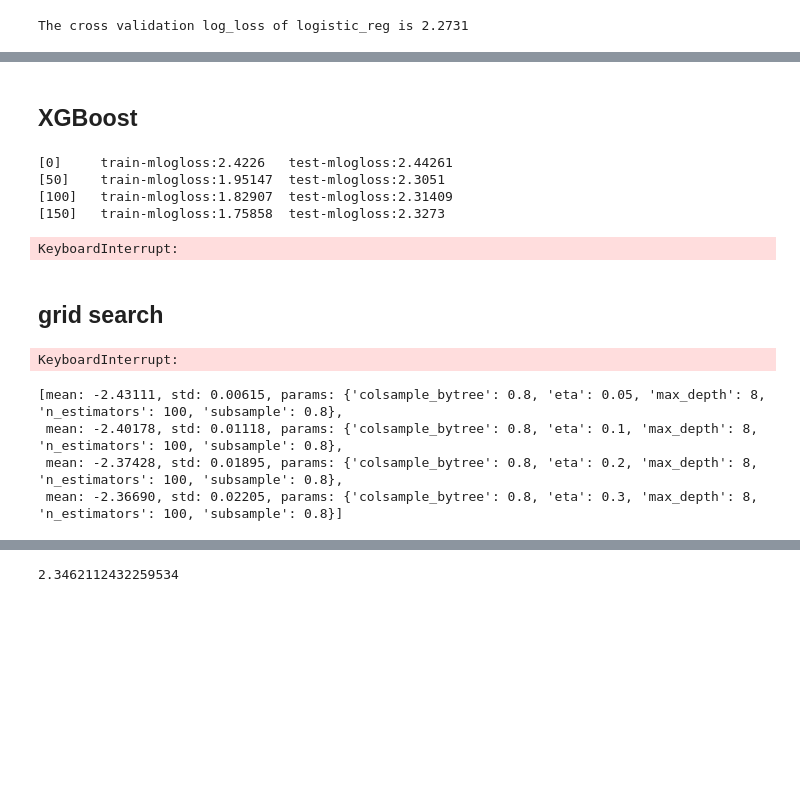
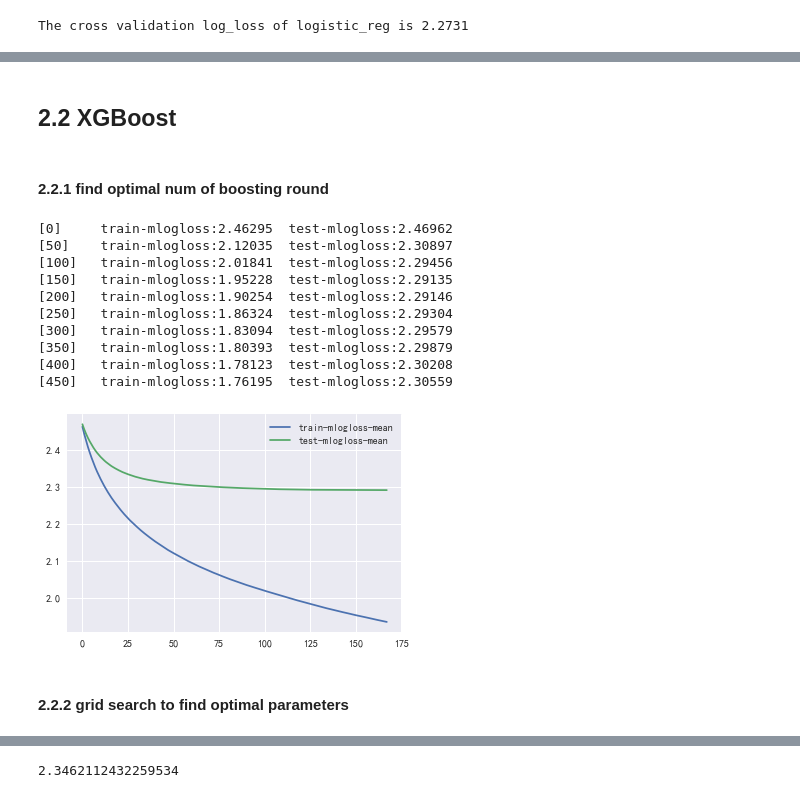
Before and after one commit to yiqingyang75/kaggle-TalkingData-Mobile-User-Demographics, a Jupyter notebook: py/TalkingData Mobile User Demographics - Concise.ipynb, the cells around one changed output, grey strips where cells are left out. Drawn from its saved outputs; the diff is of its cells as text; code cells hidden in the pictures; blank space fills up the shorter version.

```diff
--- a/py/TalkingData Mobile User Demographics - Concise.ipynb
+++ b/py/TalkingData Mobile User Demographics - Concise.ipynb
@@ -552,5 +552,5 @@ split train into train and test(validation) in stratified way
 # %%
-dtrain_X, dtest_X, dtrain_y, dtest_y = \
+dtrain_X, dval_X, dtrain_y, dval_y = \
 train_test_split(Xtrain, Ytrain, random_state=1026, test_size=0.2,stratify = Ytrain)
 print('All features: train shape {}, test shape {}'.format(dtrain_X.shape, dtest_X.shape))
 # %% [output]
@@ -684,14 +692,16 @@ pred.to_csv('../output/logreg_all.csv',index=True)
 | -6220210354783429585 | 0.002950 | 0.027163 | 0.008192 | 0.013167 | 0.050201 | 0.175586 | 0.044123 | 0.135681 | 0.062825 | 0.097089 | 0.175353 | ... |
 | -5893464122623104785 | 0.047102 | 0.065061 | 0.043151 | 0.062852 | 0.056848 | 0.043292 | 0.093364 | 0.164673 | 0.097449 | 0.101630 | 0.132073 | ... |
 # %% [markdown]
-## XGBoost
+## 2.2 XGBoost
 # %%
 import xgboost as xgb
+# %% [markdown]
+#### 2.2.1 find optimal num of boosting round
 # %%
 def opt_num_boost_round(train_x,train_y,xgb_params):
     dtrain = xgb.DMatrix(train_x, train_y)
-    cv_output = xgb.cv(xgb_params, dtrain, num_boost_round=500, early_stopping_rounds=300,
-        verbose_eval=50, show_stdv=False)
+    cv_output = xgb.cv(xgb_params, dtrain, num_boost_round=200, early_stopping_rounds=100,
+        verbose_eval=20, show_stdv=False)
     cv_output[['train-mlogloss-mean', 'test-mlogloss-mean']].plot()
 
 def xgb_model(train_x,train_y,test_x,xgb_params,num_round):
@@ -701,28 +711,36 @@ def xgb_model(train_x,train_y,test_x,xgb_params,num_round):
     return pred
 # %%
 xgb_params = {
-    'eta': 0.3, #0.05
-    'max_depth': 8,
+    'eta': 0.05, #0.005
+    'max_depth': 10,
+    'min_child_weight': 5
     'subsample': 0.8,
-    'colsample_bytree': 0.8,
+    'colsample_bytree': 0.9,
+    'gamma': 0.1,
     "booster" : "gbtree", #or 'gblinear'
     'objective': 'multi:softprob',
     'num_class': nclasses,
     'eval_metric': 'mlogloss',
-    'lambda': 3,
-    'alpha': 2,
+    #'lambda': 3,
+    #'alpha': 2,
     'silent': 1
 }
 
 opt_num_boost_round(dtrain_X,dtrain_y,xgb_params)
 # %% [output]
-[0]     train-mlogloss:2.4226   test-mlogloss:2.44261
-[50]    train-mlogloss:1.95147  test-mlogloss:2.3051
-[100]   train-mlogloss:1.82907  test-mlogloss:2.31409
-[150]   train-mlogloss:1.75858  test-mlogloss:2.3273
+[0]     train-mlogloss:2.46295  test-mlogloss:2.46962
+[50]    train-mlogloss:2.12035  test-mlogloss:2.30897
+[100]   train-mlogloss:2.01841  test-mlogloss:2.29456
+[150]   train-mlogloss:1.95228  test-mlogloss:2.29135
+[200]   train-mlogloss:1.90254  test-mlogloss:2.29146
+[250]   train-mlogloss:1.86324  test-mlogloss:2.29304
+[300]   train-mlogloss:1.83094  test-mlogloss:2.29579
+[350]   train-mlogloss:1.80393  test-mlogloss:2.29879
+[400]   train-mlogloss:1.78123  test-mlogloss:2.30208
+[450]   train-mlogloss:1.76195  test-mlogloss:2.30559
-KeyboardInterrupt:
+[figure, added]
 # %% [markdown]
-## grid search
+#### 2.2.2 grid search to find optimal parameters
 # %%
 from sklearn.model_selection import GridSearchCV
 from sklearn.metrics import make_scorer
@@ -775,22 +793,12 @@ model = XGBoostClassifier(num_class = nclasses, eval_metric = 'mlogloss')
 
 parameters = {
     'n_estimators': [100],
-     #'max_depth': [8],
     'subsample': [0.8],
     'colsample_bytree': [0.8],
-     'eta': [0.1],
-     'max_depth':range(3,10,2),
-     'min_child_weight':range(1,6,2)
+     'eta': [0.05],
+     'max_depth':range(6,12,2), #default 5, increase this value will make the model more complex / likely to be overfitting
+     'min_child_weight':range(1,6,2) #default 1, The larger, the more conservative the algorithm will be
 }
 grid_obj = GridSearchCV(model, parameters, scoring="neg_log_loss", n_jobs=1, cv=2)
 grid_obj = grid_obj.fit(Xtrain, Ytrain)
-# %% [output]
-KeyboardInterrupt:
-# %%
-grid_obj.grid_scores_
-# %% [output]
-[mean: -2.43111, std: 0.00615, params: {'colsample_bytree': 0.8, 'eta': 0.05, 'max_depth': 8, 'n_estimators': 100, 'subsample': 0.8},
- mean: -2.40178, std: 0.01118, params: {'colsample_bytree': 0.8, 'eta': 0.1, 'max_depth': 8, 'n_estimators': 100, 'subsample': 0.8},
- mean: -2.37428, std: 0.01895, params: {'colsample_bytree': 0.8, 'eta': 0.2, 'max_depth': 8, 'n_estimators': 100, 'subsample': 0.8},
- mean: -2.36690, std: 0.02205, params: {'colsample_bytree': 0.8, 'eta': 0.3, 'max_depth': 8, 'n_estimators': 100, 'subsample': 0.8}]
 # %%
```
Also changed, not shown: parts of 21 cells of this notebook, 2 other files.
